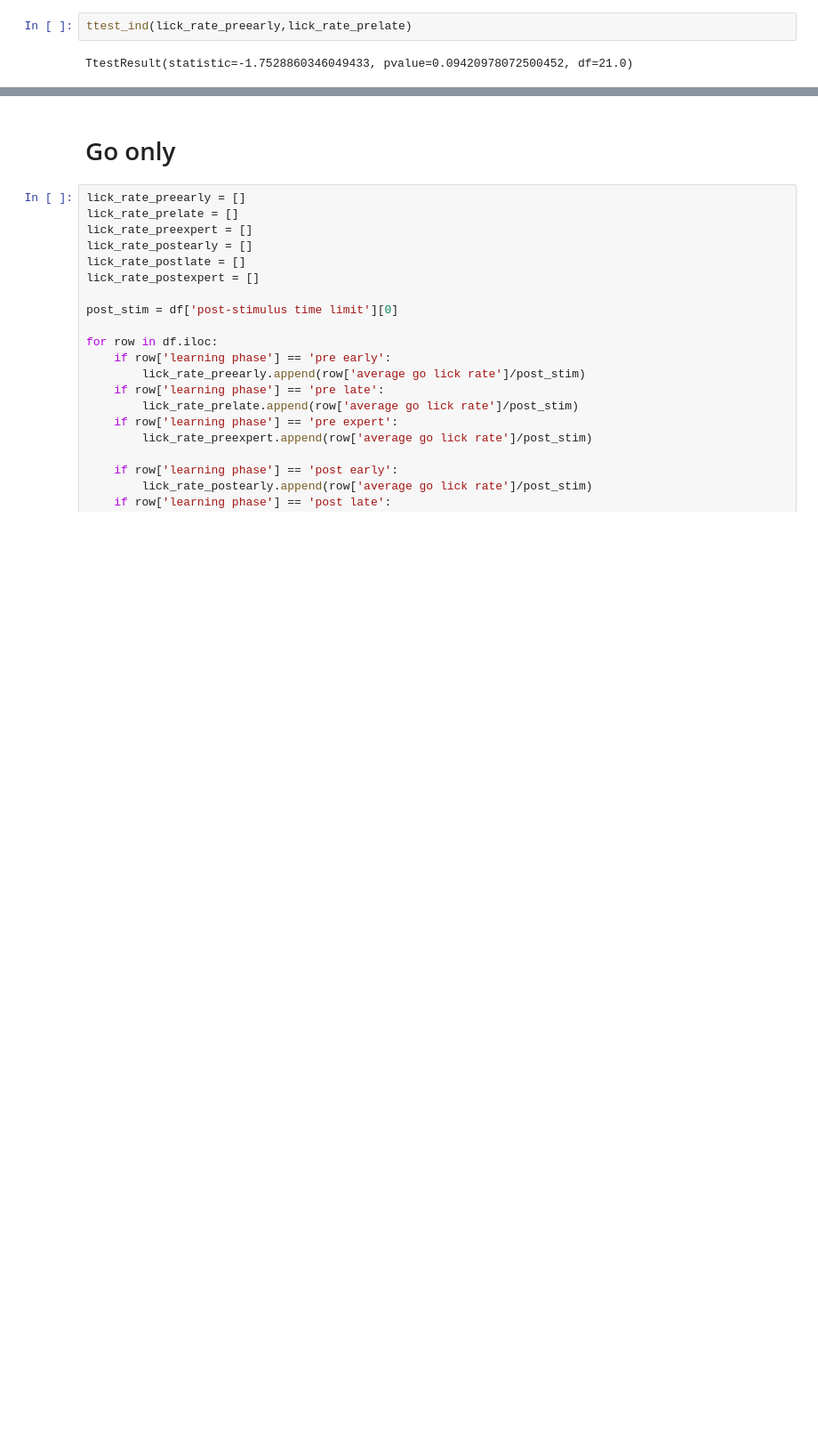
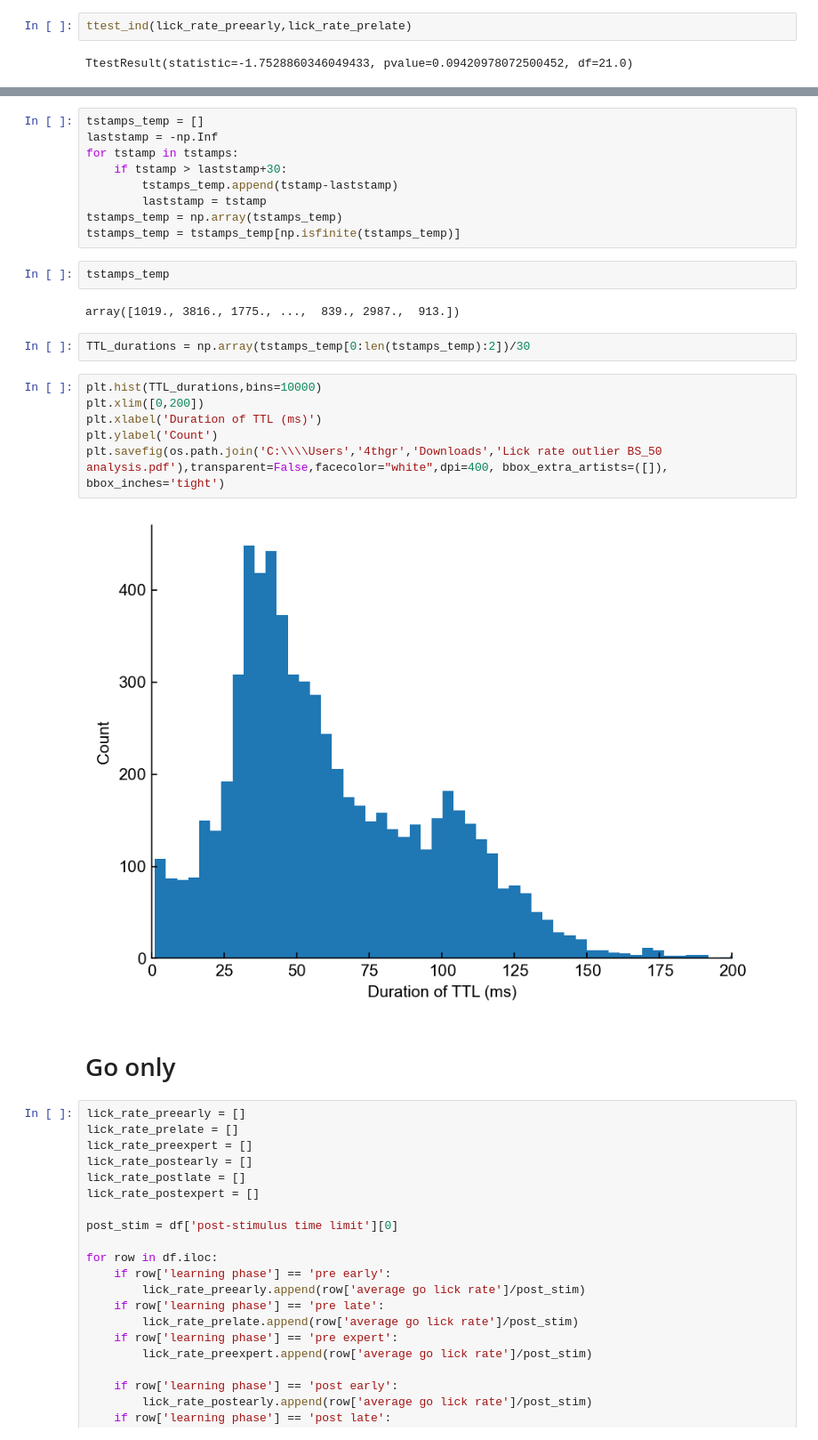
Before and after one commit to InsanallyLab/TothSidleck2024, a Jupyter notebook: Notebooks/Reviewer 2/Lick Rate Over Learning - anticipatory.ipynb, the cells around one changed output, grey strips where cells are left out. Shown at 89% size. Drawn from its saved outputs; the diff is of its cells as text; blank space fills up the shorter version.

```diff
--- a/Notebooks/Reviewer 2/Lick Rate Over Learning - anticipatory.ipynb
+++ b/Notebooks/Reviewer 2/Lick Rate Over Learning - anticipatory.ipynb
@@ -562,3 +694,26 @@ len(lick_rate_preearly)
+# %%
+tstamps_temp = []
+laststamp = -np.Inf
+for tstamp in tstamps:
+    if tstamp > laststamp+30:
+        tstamps_temp.append(tstamp-laststamp)
+        laststamp = tstamp
+tstamps_temp = np.array(tstamps_temp)
+tstamps_temp = tstamps_temp[np.isfinite(tstamps_temp)]
+# %%
+tstamps_temp
+# %% [output]
+array([1019., 3816., 1775., ...,  839., 2987.,  913.])
+# %%
+TTL_durations = np.array(tstamps_temp[0:len(tstamps_temp):2])/30
+# %%
+plt.hist(TTL_durations,bins=10000)
+plt.xlim([0,200])
+plt.xlabel('Duration of TTL (ms)')
+plt.ylabel('Count')
+plt.savefig(os.path.join('C:\\\\Users','4thgr','Downloads','Lick rate outlier BS_50 analysis.pdf'),transparent=False,facecolor="white",dpi=400, bbox_extra_artists=([]), bbox_inches='tight')
+# %% [output]
+[figure, added]
 # %% [markdown]
 # Go only
 # %%
```
Also changed, not shown: parts of 22 cells of this notebook, 2 other files.
